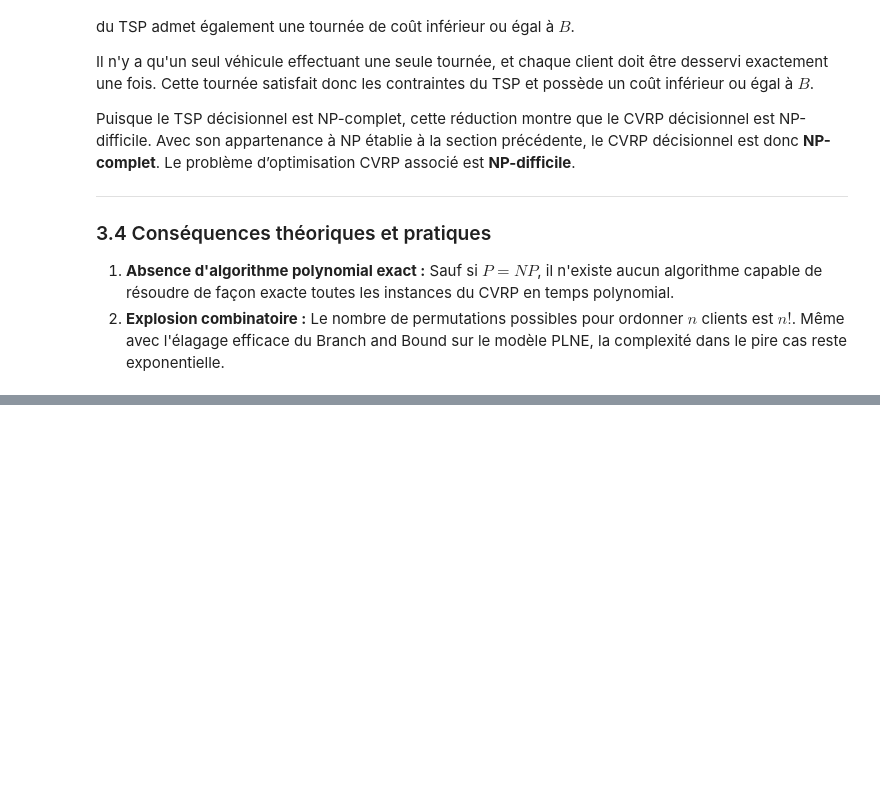
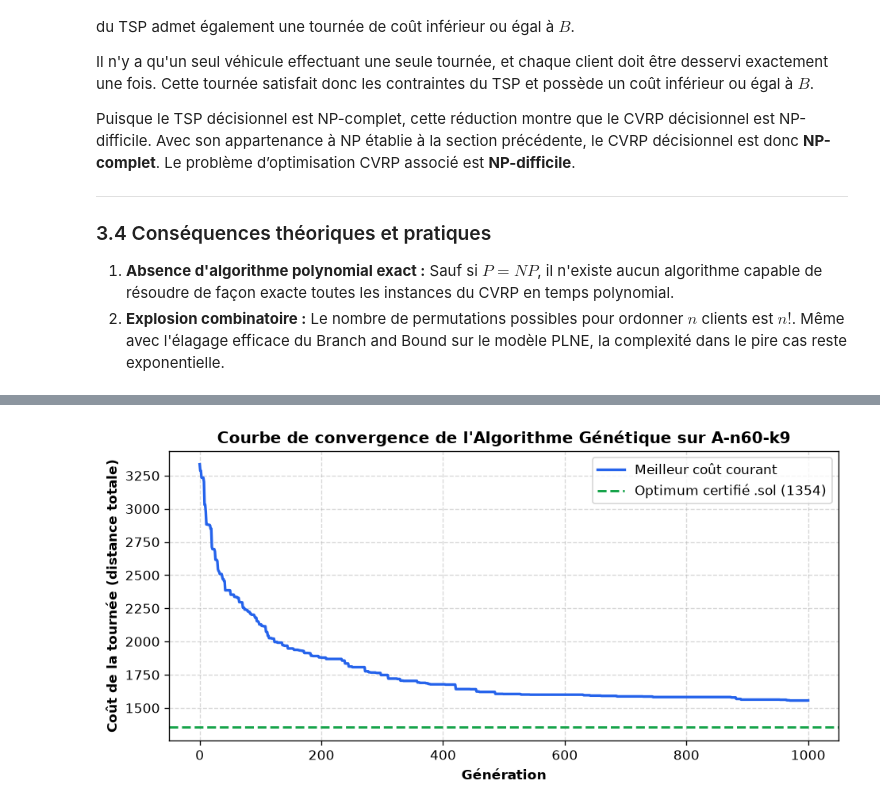
Before and after one commit to ramolosse/CVRP, a Jupyter notebook: CVRP-project/main.ipynb, the cells around one changed output, grey strips where cells are left out. Drawn from its saved outputs; the diff is of its cells as text; code cells hidden in the pictures; blank space fills up the shorter version.

```diff
--- a/CVRP-project/main.ipynb
+++ b/CVRP-project/main.ipynb
@@ -998,0 +636,21 @@ Les résultats soutiennent le choix du GA comme méthode retenue pour les grande
+# %%
+# Analyse de la dynamique de convergence du GA au fil des générations
+df_history = pd.read_csv('results/cvrp_ga_result.csv')
+hist_data = df_history[df_history['record_type'] == 'history'].copy()
+hist_data['generation'] = pd.to_numeric(hist_data['generation'])
+hist_data['best_cost'] = pd.to_numeric(hist_data['best_cost'])
+
+fig, ax = plt.subplots(figsize=(8, 4), dpi=120)
+ax.plot(hist_data['generation'], hist_data['best_cost'], color='#2563EB', linewidth=2.0, label='Meilleur coût courant')
+opt_cost = inst_dict['A-n60-k9'].best_known
+ax.axhline(opt_cost, color='#16A34A', linestyle='--', linewidth=1.8, label=f'Optimum certifié .sol ({opt_cost:.0f})')
+
+ax.set_xlabel('Génération', fontweight='bold')
+ax.set_ylabel('Coût de la tournée (distance totale)', fontweight='bold')
+ax.set_title("Courbe de convergence de l'Algorithme Génétique sur A-n60-k9", fontweight='bold')
+ax.grid(True, linestyle='--', alpha=0.5)
+ax.legend()
+plt.tight_layout()
+plt.show()
+# %% [output]
+[figure, added]
```
Also changed, not shown: parts of 78 cells of this notebook, 8 other files.
